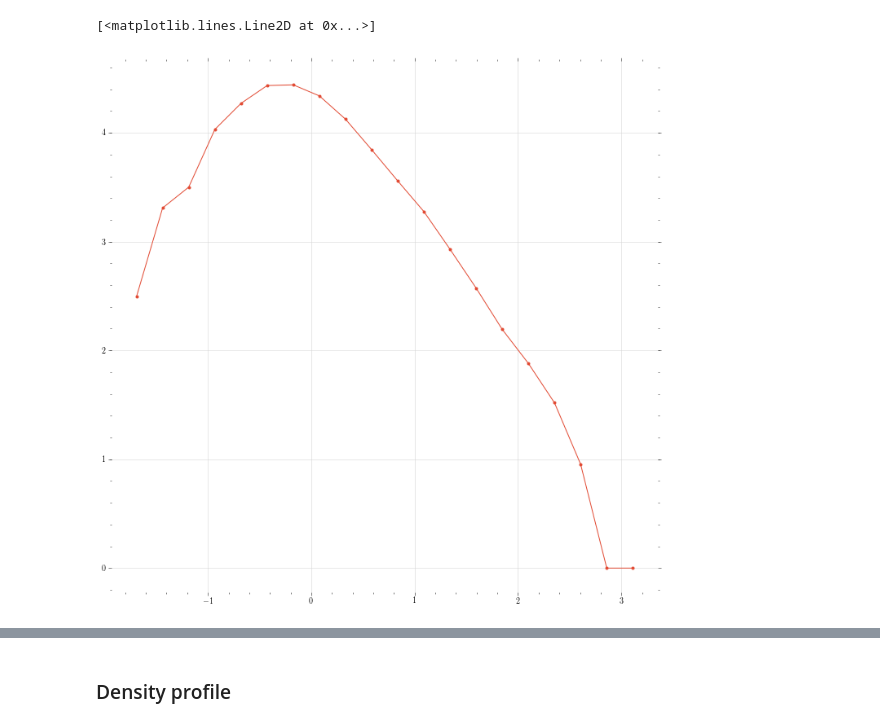
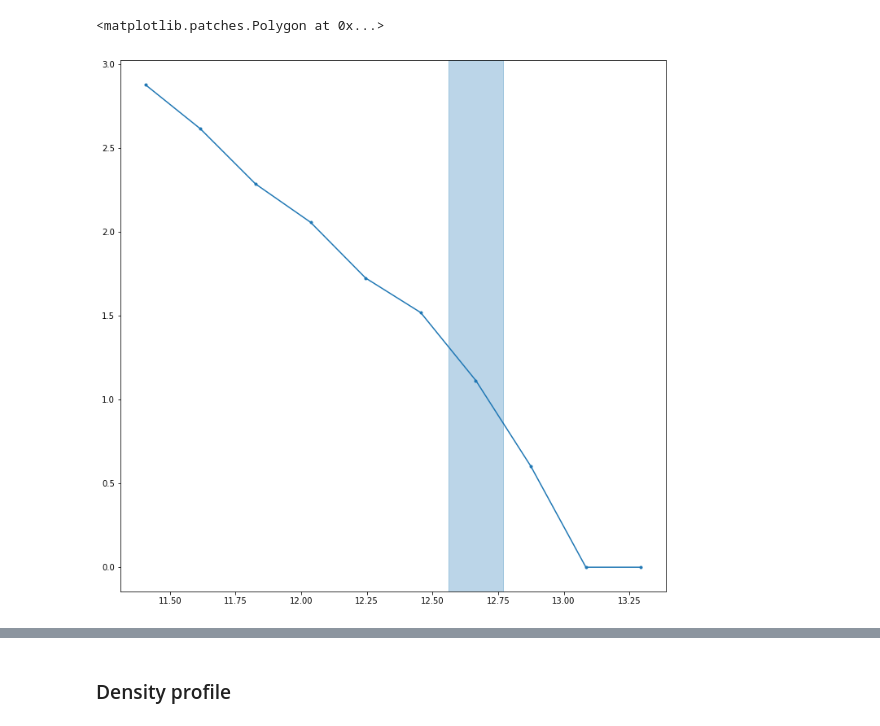
Before and after one commit to oleskiewicz/hbtp, a Jupyter notebook: notebook.ipynb, the cells around one changed output, grey strips where cells are left out. Saved outputs shown, nothing was run; the diff lists cells and outputs as text; code cells hidden in the pictures.

Commit message:
Implement final touches for density & CMH fits
- plotting in m-rho space
- inter-snapshot formation calculation
- fitting routine reformulation

```diff
--- a/notebook.ipynb
+++ b/notebook.ipynb
@@ -13,5 +20,5 @@ matplotlib.rcParams['figure.figsize'] = (12.0, 12.0)
 # %%
 snap = 51
 nbins = 10
-bin = 6
+bin = 7
 r = HBTReader("./data/")
@@ -36,6 +59,7 @@ ss = ss[(ss['HostHaloId'] != -1) & (ss['BoundM200Crit'] > 0.0)& (ss['Nbound'] >=
 # %%
-counts, bin_edges = np.histogram(np.log10(ss['BoundM200Crit']), 20)
-ss = np.lib.recfunctions.append_fields(ss, 'bin',\
-    np.digitize(np.log10(ss['BoundM200Crit']), bin_edges),\
+counts, bin_edges = np.histogram(np.log10(hs['M200Crit']), nbins)
+hs = np.lib.recfunctions.append_fields(hs, 'bin',\
+    np.digitize(np.log10(hs['M200Crit']), bin_edges),\
     usemask=False)
 bins = 0.5*(bin_edges[1:] + bin_edges[:-1])
+print counts, bin_edges, bins
@@ -57,5 +71,6 @@ print bins
 # %%
-plt.plot(bins, np.log10(counts), marker='.')
+plt.plot(bins, np.log10(counts), color='C0', marker='.')
+plt.axvspan(bin_edges[bin-1], bin_edges[bin], color='C0', alpha=0.3)
 # %% [output]
-[<matplotlib.lines.Line2D at 0x...>]
+<matplotlib.patches.Polygon at 0x...>
-[figure, old version]
+[figure, new version]
```
Also changed, not shown: parts of 32 cells of this notebook, 1 other file.
